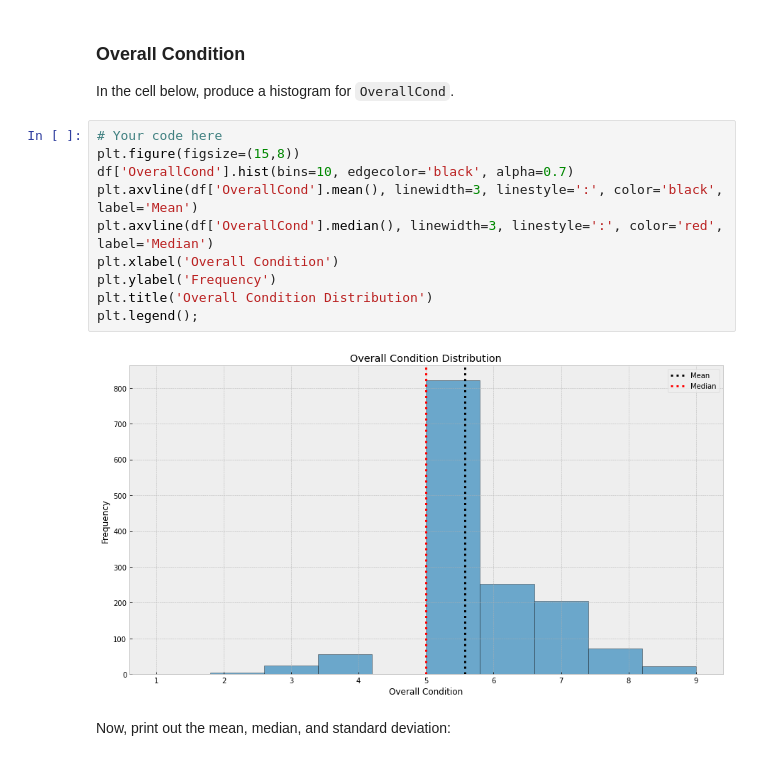
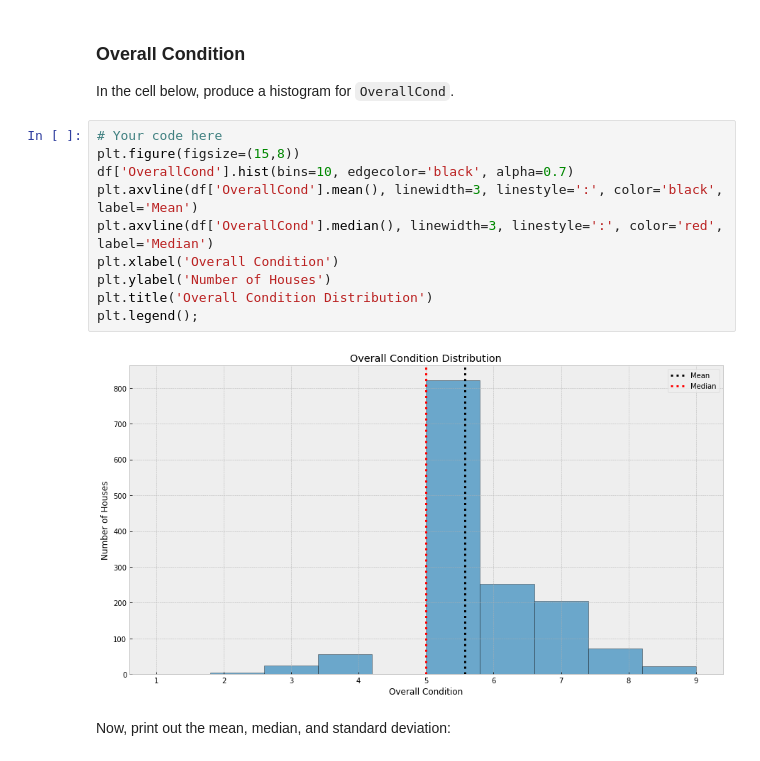
Before and after one commit to Brian-Kanyenje/dsc-pandas-eda-lab, a Jupyter notebook: index.ipynb, the cells around one changed output. Cells and saved outputs as stored; diff of their text form.

```diff
--- a/index.ipynb
+++ b/index.ipynb
@@ -280,15 +286,15 @@ In the cell below, produce a histogram for `OverallCond`.
 # %%
 # Your code here
 plt.figure(figsize=(15,8))
 df['OverallCond'].hist(bins=10, edgecolor='black', alpha=0.7)
 plt.axvline(df['OverallCond'].mean(), linewidth=3, linestyle=':', color='black', label='Mean')
 plt.axvline(df['OverallCond'].median(), linewidth=3, linestyle=':', color='red', label='Median')
 plt.xlabel('Overall Condition')
-plt.ylabel('Frequency')
+plt.ylabel('Number of Houses')
 plt.title('Overall Condition Distribution')
 plt.legend();
 # %% [output]
-[figure, old version]
+[figure, new version]
 # %% [markdown]
 Now, print out the mean, median, and standard deviation:
 # %%
```
Also changed, not shown: parts of 8 cells of this notebook.
